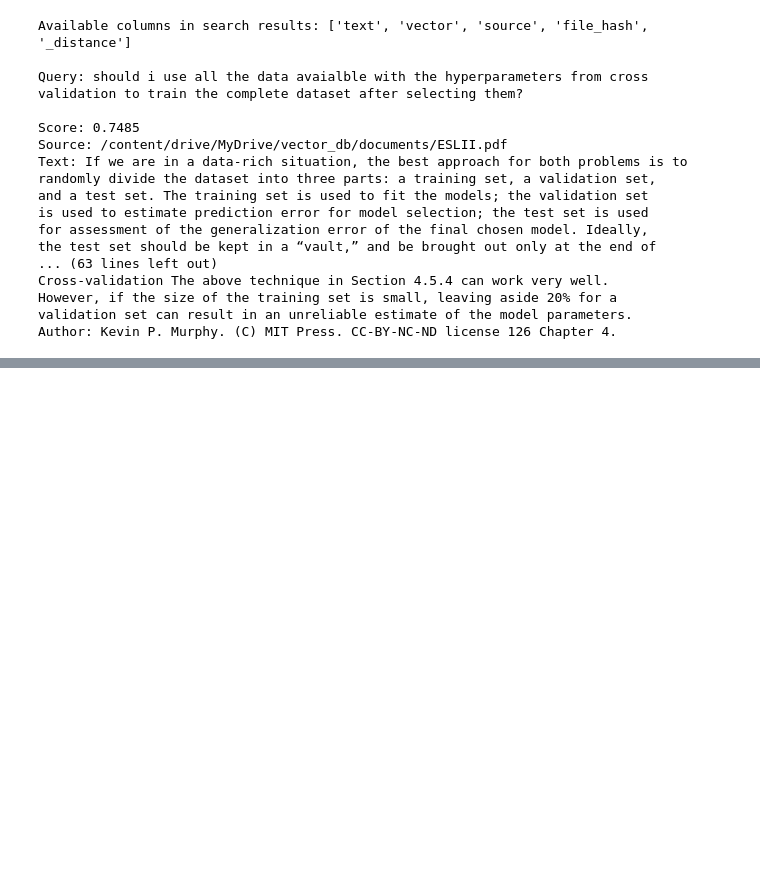
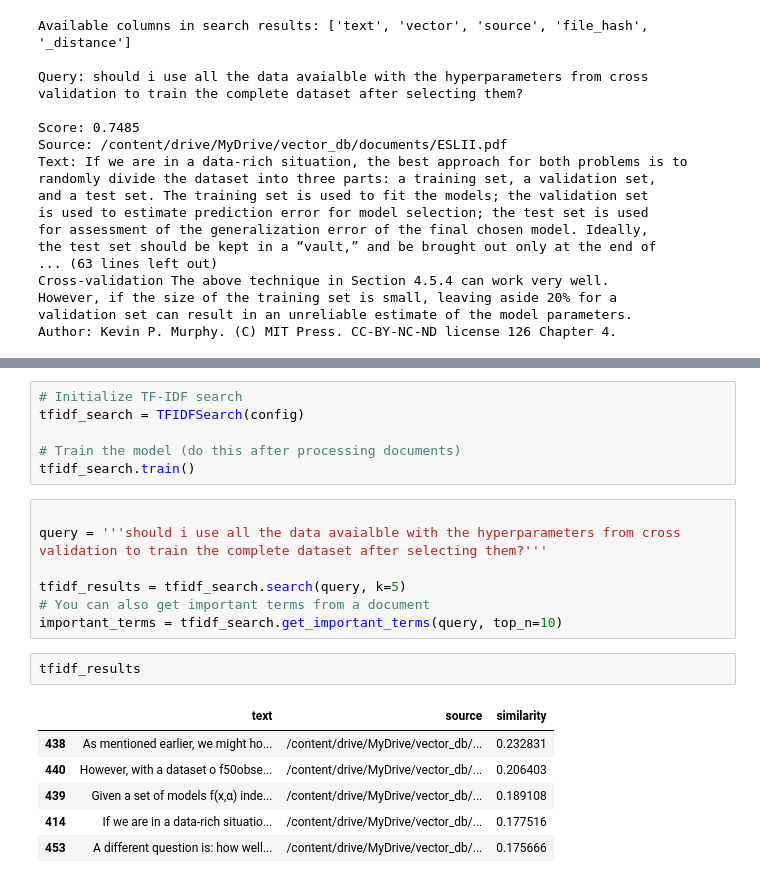
Before and after one commit to sonder-art/automl_o24, a Jupyter notebook: codigo/rag/rag_vector_db.ipynb, the cells around one changed output, grey strips where cells are left out. Cells and saved outputs as stored; diff of their text form; blank space fills up the shorter version.

Commit message:
Added search

```diff
--- a/codigo/rag/rag_vector_db.ipynb
+++ b/codigo/rag/rag_vector_db.ipynb
@@ -723,0 +1014,22 @@ comparison of cross-section and panelresults. 2 Demand and
+# %%
+# Initialize TF-IDF search
+tfidf_search = TFIDFSearch(config)
+
+# Train the model (do this after processing documents)
+tfidf_search.train()
+# %%
+
+query = '''should i use all the data avaialble with the hyperparameters from cross validation to train the complete dataset after selecting them?'''
+
+tfidf_results = tfidf_search.search(query, k=5)
+# You can also get important terms from a document
+important_terms = tfidf_search.get_important_terms(query, top_n=10)
+# %%
+tfidf_results
+# %% [output]
+|  | text | source | similarity |
+| 438 | As mentioned earlier, we might ho... | /content/drive/MyDrive/vector_db/... | 0.232831 |
+| 440 | However, with a dataset o f50obse... | /content/drive/MyDrive/vector_db/... | 0.206403 |
+| 439 | Given a set of models f(x,α) inde... | /content/drive/MyDrive/vector_db/... | 0.189108 |
+| 414 | If we are in a data-rich situatio... | /content/drive/MyDrive/vector_db/... | 0.177516 |
+| 453 | A different question is: how well... | /content/drive/MyDrive/vector_db/... | 0.175666 |
```
Also changed, not shown: parts of 6 cells of this notebook.
